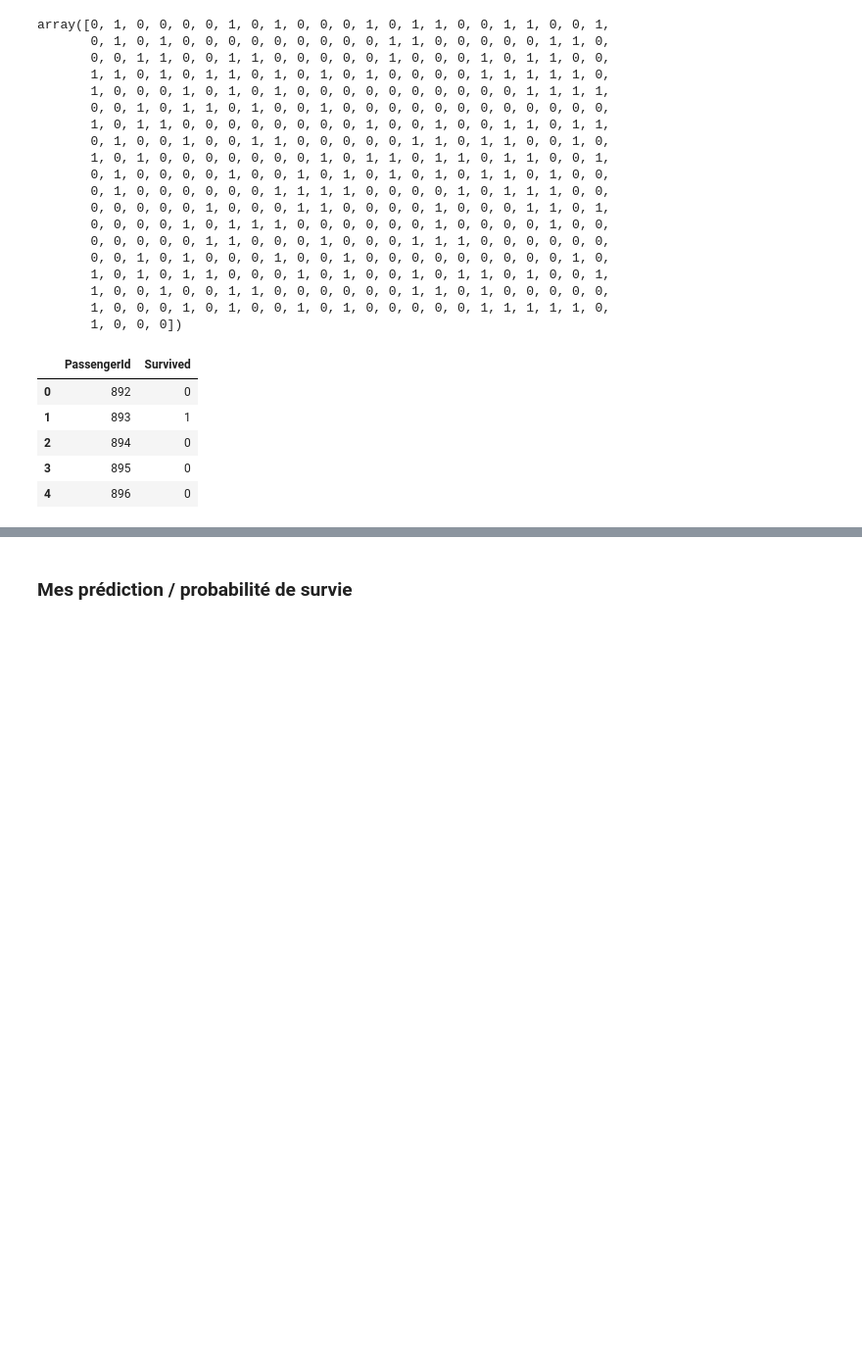
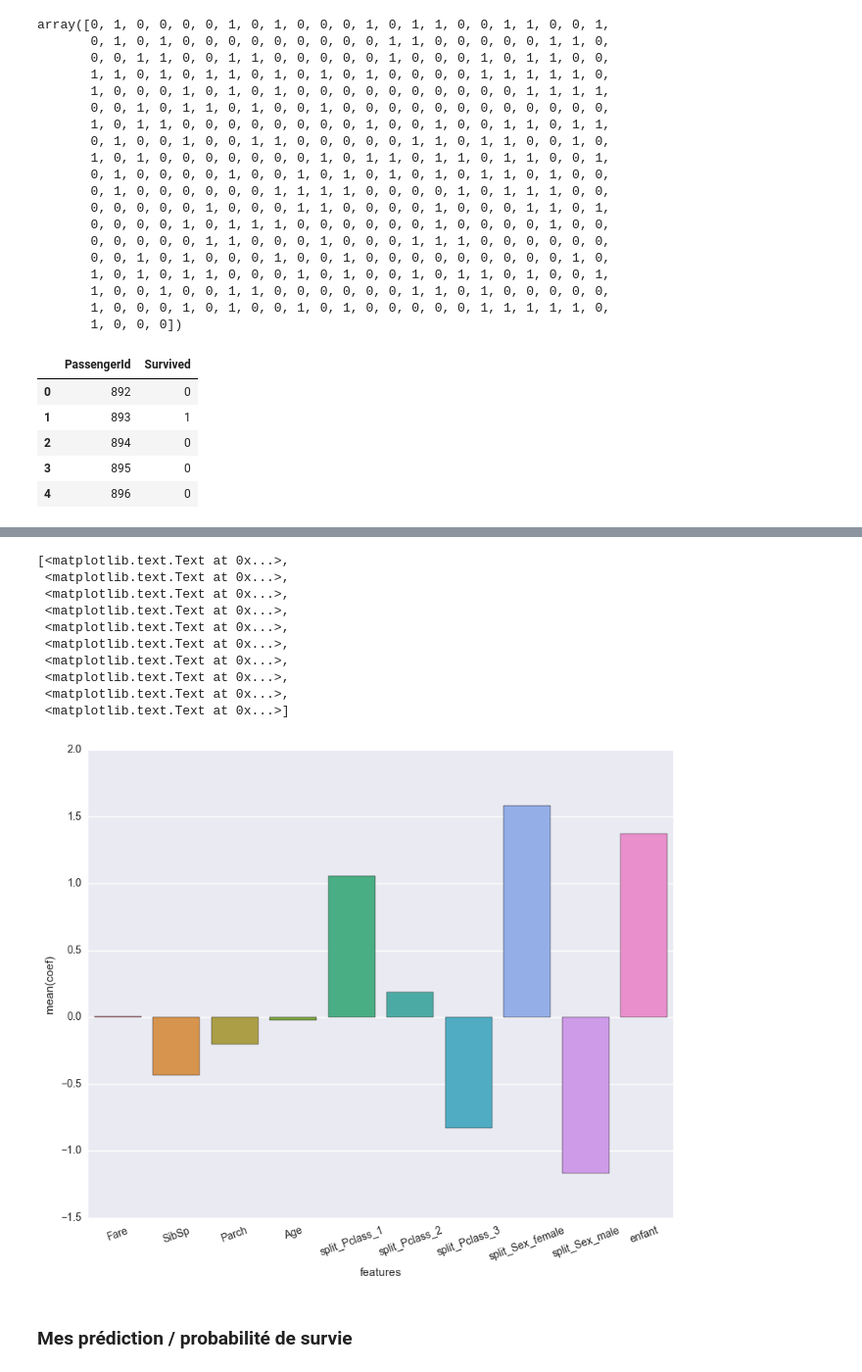
Before and after one commit to IceJoke/presentation, a Jupyter notebook: EPSI/I4/Business Intellgence/EP4/premier_pas_algo_titanic.ipynb, the cells around one changed output, grey strips where cells are left out. Shown at 98% size. Cells and saved outputs as stored; diff of their text form; code cells hidden in the pictures; blank space fills up the shorter version.

```diff
--- a/EPSI/I4/Business Intellgence/EP4/premier_pas_algo_titanic.ipynb
+++ b/EPSI/I4/Business Intellgence/EP4/premier_pas_algo_titanic.ipynb
@@ -835,0 +835,29 @@ sns.barplot(x='features', y='coef', data=mon_resultat)
+# %%
+def parse_model_4(X):
+    target = X.Survived
+    X = X[['Fare', 'SibSp', 'Parch', 'Pclass', 'Sex', 'Age']]   # Ajout d'une features
+    # Pclass
+    mes_dummy_Pclass = pd.get_dummies(X.Pclass, prefix="split_Pclass")
+    X = X.join(mes_dummy_Pclass)
+    X = X.drop('Pclass', axis=1)
+    # Sex
+    mes_dummy_Sex = pd.get_dummies(X.Sex, prefix="split_Sex")
+    X = X.join(mes_dummy_Sex)
+    X = X.drop('Sex', axis=1)
+    # Amélioration de la données Age (processing à faire avant la variable "Enfant" car impacté)
+    ## Nécessaire pour réaliser une série qui ressemble à la série de point d'origine :
+    mean_age   = X["Age"].mean()
+    std_age = X["Age"].std()
+    nbr_age_nan = X["Age"].isnull().sum()
+
+    new_age = np.random.randint(mean_age - std_age, mean_age + std_age, size = nbr_age_nan)
+    X.loc[pd.isnull(X['Age']), 'Age'] = new_age # Lorsque "Age" est NaN -> On ajoute un valeur simuler
+
+
+    # Enfant oui ou non ?
+    X['enfant'] = 0
+    X.loc[X.Age <= 10, 'enfant'] = 1
+    #X = X.drop('Age', axis=1)   # Attention cette fois on laisse Age en features :
+    return X, target
+# %%
+X, y = parse_model_4(train.copy())
@@ -835,0 +926,2 @@ sns.barplot(x='features', y='coef', data=mon_resultat)
+# %%
+ma_regression.fit(X, y)
@@ -836,3 +950,22 @@ sns.barplot(x='features', y='coef', data=mon_resultat)
+# %%
+mon_resultat = pd.DataFrame({'coef' : ma_regression.coef_[0],
+                            'features' : X.columns})
+# %%
+plt.figure(figsize=(10,8))
+g = sns.barplot(x='features', y='coef', data=mon_resultat)
+g.set_xticklabels(mon_resultat.features, rotation=20)
+# %% [output]
+[<matplotlib.text.Text at 0x...>,
+ <matplotlib.text.Text at 0x...>,
+ <matplotlib.text.Text at 0x...>,
+ <matplotlib.text.Text at 0x...>,
+ <matplotlib.text.Text at 0x...>,
+ <matplotlib.text.Text at 0x...>,
+ <matplotlib.text.Text at 0x...>,
+ <matplotlib.text.Text at 0x...>,
+ <matplotlib.text.Text at 0x...>,
+ <matplotlib.text.Text at 0x...>]
+[figure, added]
 # %% [markdown]
 ### Mes prédiction / probabilité de survie
 # %%
```
Also changed, not shown: parts of 65 cells of this notebook, 10 other files.
